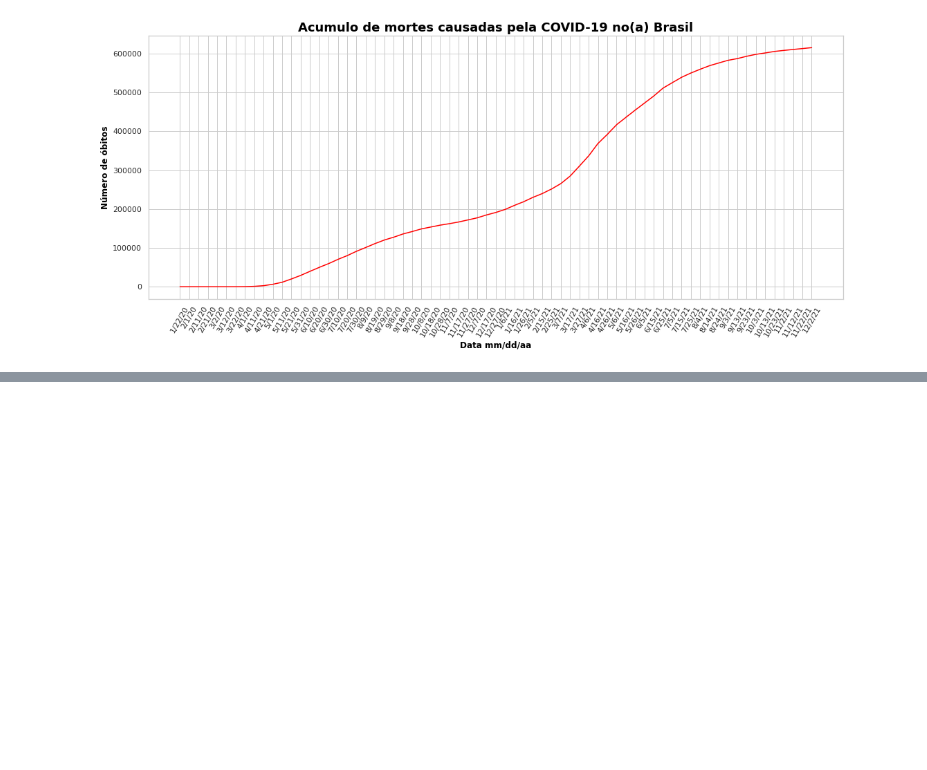
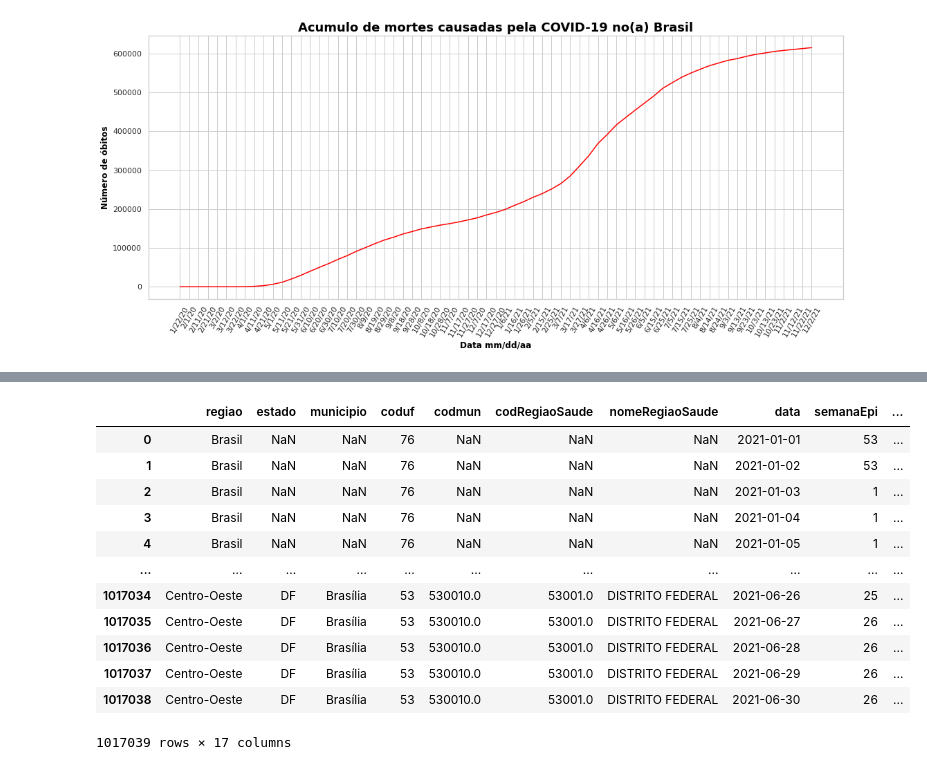
Before and after one commit to vns840/Analise_Covid-19, a Jupyter notebook: AnaliseCovid.ipynb, the cells around one changed output, grey strips where cells are left out. Saved outputs shown, nothing was run; the diff lists cells and outputs as text; code cells hidden in the pictures; blank space fills up the shorter version.

```diff
--- a/AnaliseCovid.ipynb
+++ b/AnaliseCovid.ipynb
@@ -579,0 +589,16 @@ Grafico_de_linha(data_br, mortes_br, 'Brasil')
+# %%
+covid_br
+# %% [output]
+|  | regiao | estado | municipio | coduf | codmun | codRegiaoSaude | nomeRegiaoSaude | data | semanaEpi | ... |
+| 0 | Brasil | NaN | NaN | 76 | NaN | NaN | NaN | 2021-01-01 | 53 | ... |
+| 1 | Brasil | NaN | NaN | 76 | NaN | NaN | NaN | 2021-01-02 | 53 | ... |
+| 2 | Brasil | NaN | NaN | 76 | NaN | NaN | NaN | 2021-01-03 | 1 | ... |
+| 3 | Brasil | NaN | NaN | 76 | NaN | NaN | NaN | 2021-01-04 | 1 | ... |
+| 4 | Brasil | NaN | NaN | 76 | NaN | NaN | NaN | 2021-01-05 | 1 | ... |
+| ... | ... | ... | ... | ... | ... | ... | ... | ... | ... | ... |
+| 1017034 | Centro-Oeste | DF | Brasília | 53 | 530010.0 | 53001.0 | DISTRITO FEDERAL | 2021-06-26 | 25 | ... |
+| 1017035 | Centro-Oeste | DF | Brasília | 53 | 530010.0 | 53001.0 | DISTRITO FEDERAL | 2021-06-27 | 26 | ... |
+| 1017036 | Centro-Oeste | DF | Brasília | 53 | 530010.0 | 53001.0 | DISTRITO FEDERAL | 2021-06-28 | 26 | ... |
+| 1017037 | Centro-Oeste | DF | Brasília | 53 | 530010.0 | 53001.0 | DISTRITO FEDERAL | 2021-06-29 | 26 | ... |
+| 1017038 | Centro-Oeste | DF | Brasília | 53 | 530010.0 | 53001.0 | DISTRITO FEDERAL | 2021-06-30 | 26 | ... |
+1017039 rows × 17 columns
```
Also changed, not shown: parts of 16 cells of this notebook, 1 other file.
